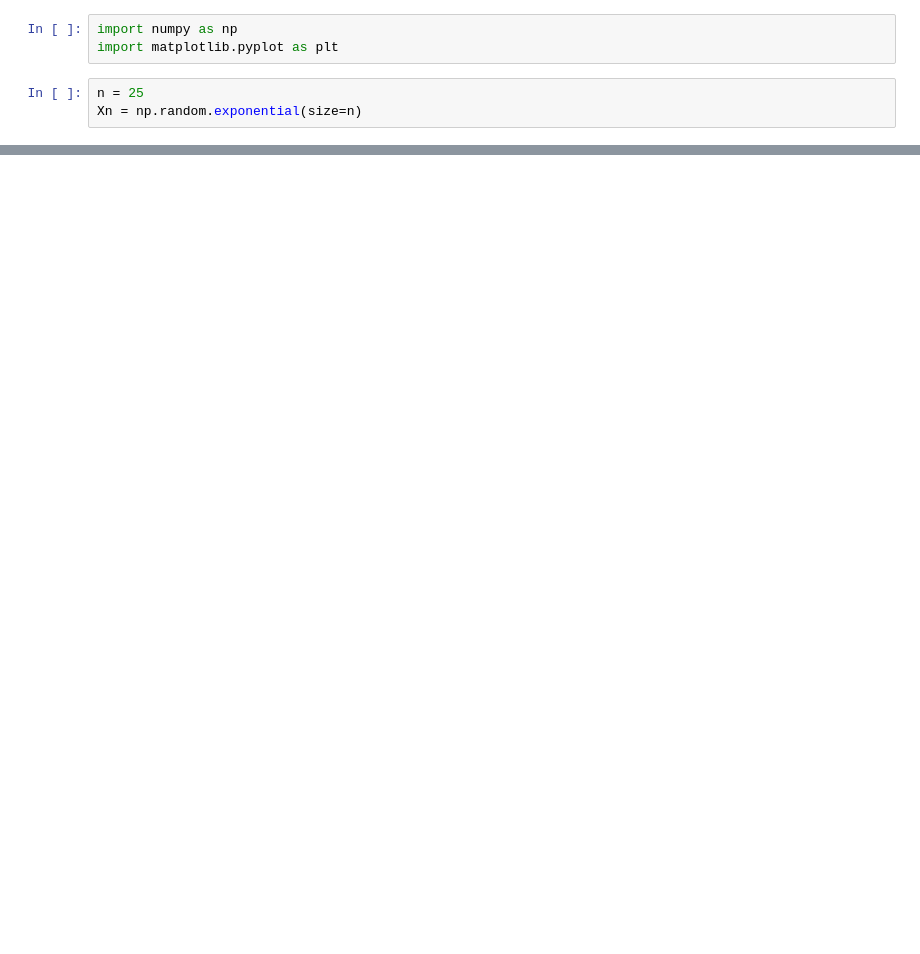
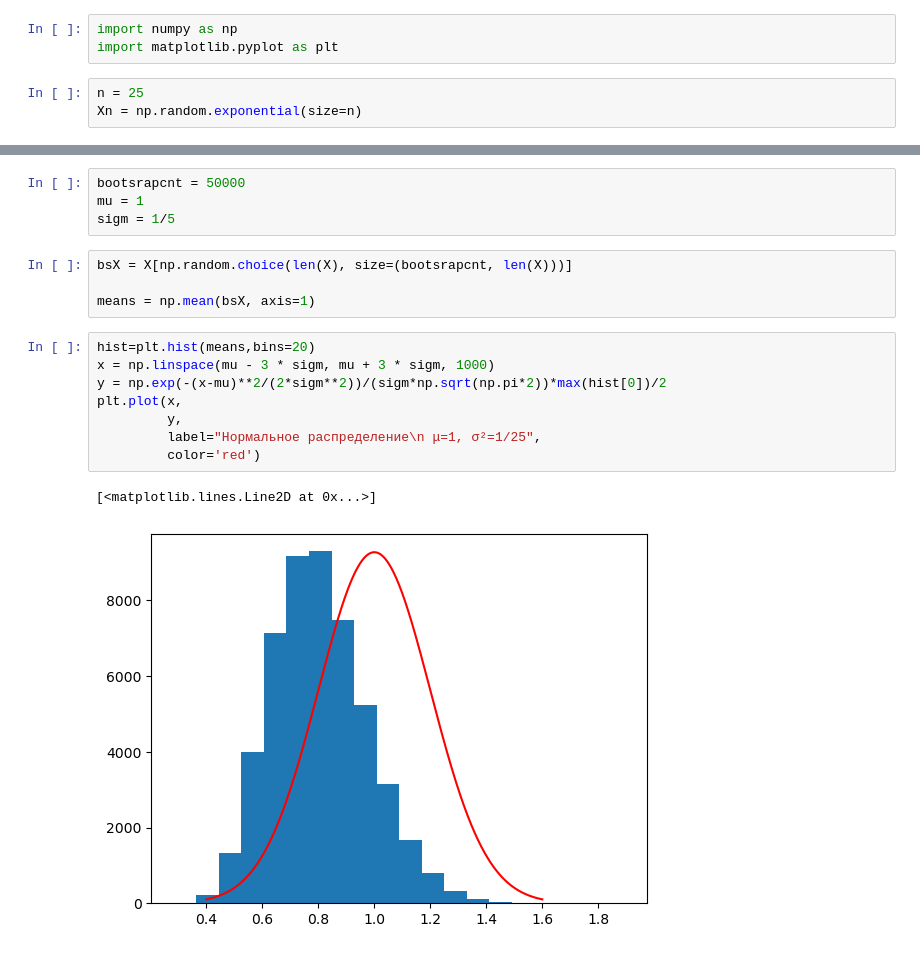
Before and after one commit to 4eburxn/Mstat, a Jupyter notebook: T2.ipynb, the cells around one changed output, grey strips where cells are left out. Saved outputs shown, nothing was run; the diff lists cells and outputs as text; blank space fills up the shorter version.

```diff
--- a/T2.ipynb
+++ b/T2.ipynb
@@ -90,0 +95,19 @@ It would save me a lot of time if you just gave up and went mad now.
+# %%
+bootsrapcnt = 50000
+mu = 1
+sigm = 1/5
+# %%
+bsX = X[np.random.choice(len(X), size=(bootsrapcnt, len(X)))]
+
+means = np.mean(bsX, axis=1)
+# %%
+hist=plt.hist(means,bins=20)
+x = np.linspace(mu - 3 * sigm, mu + 3 * sigm, 1000)
+y = np.exp(-(x-mu)**2/(2*sigm**2))/(sigm*np.sqrt(np.pi*2))*max(hist[0])/2
+plt.plot(x,
+         y,
+         label="Нормальное распределение\n μ=1, σ²=1/25",
+         color='red')
+# %% [output]
+[<matplotlib.lines.Line2D at 0x...>]
+[figure, added]
```
Also changed, not shown: parts of 9 cells of this notebook.
